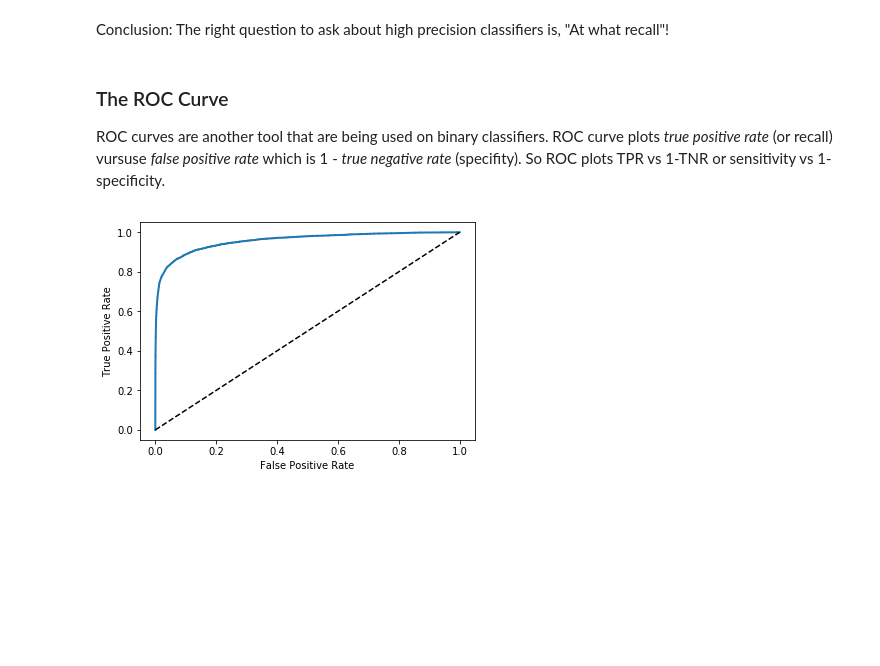
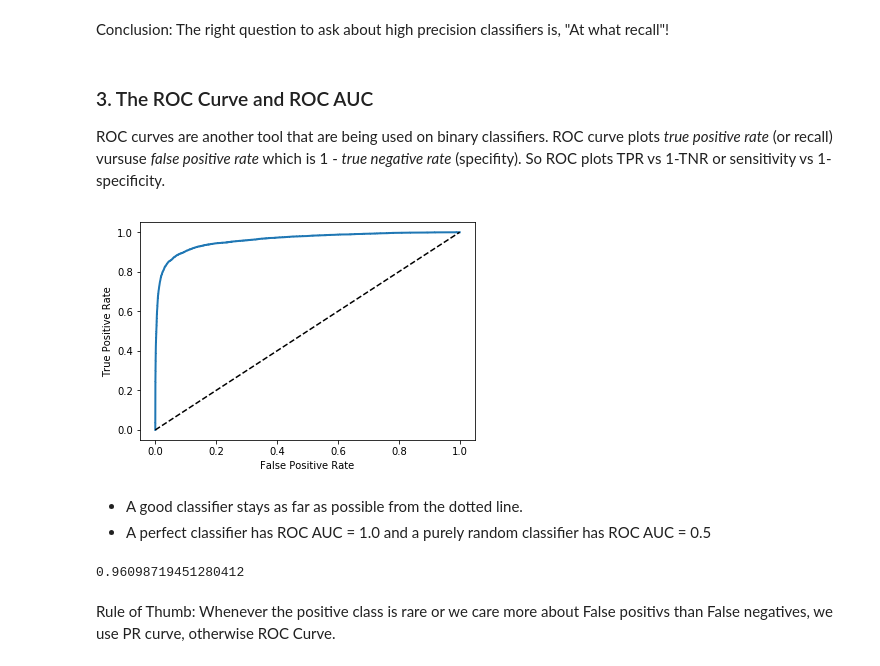
Before and after one commit to aramhamidi/DeepLearning, a Jupyter notebook: Classification on MNIST.ipynb, the cells around one changed output. Saved outputs shown, nothing was run; the diff lists cells and outputs as text; code cells hidden in the pictures; blank space fills up the shorter version.

```diff
--- a/Classification on MNIST.ipynb
+++ b/Classification on MNIST.ipynb
@@ -210,17 +213,27 @@ print(new_precision, new_recall)
 # %% [markdown]
 Conclusion: The right question to ask about high precision classifiers is, "At what recall"!
 # %% [markdown]
-### The ROC Curve
+### 3. The ROC Curve and ROC AUC
 ROC curves are another tool that are being used on binary classifiers. ROC curve plots *true positive rate* (or recall) vursuse *false positive rate* which is 1 - *true negative rate* (specifity). So ROC plots TPR vs 1-TNR or sensitivity vs 1-specificity.
 # %%
 from sklearn.metrics import roc_curve
 fpr, tpr , thresholds = roc_curve(y_train_3, y_scores)
 def plot_roc_curve(fpr, tpr, label=None):
     plt.plot(fpr, tpr, linewidth=2 , label=label)
-    plt.plot([0,1],[0,1],'k--')
+    plt.plot([0,1],[0,1],'k--', label='purely random classifier')
     plt.xlabel('False Positive Rate')
     plt.ylabel('True Positive Rate')
 plot_roc_curve(fpr, tpr)
 plt.show()
 # %% [output]
-[figure, old version]
+[figure, new version]
+# %% [markdown]
+  * A good classifier stays as far as possible from the dotted line.
+  * A perfect classifier has ROC AUC = 1.0 and a purely random classifier has ROC AUC = 0.5
+# %%
+from sklearn.metrics import roc_auc_score
+roc_auc_score(y_train_3, y_scores)
+# %% [output]
+0.96098719451280412
+# %% [markdown]
+Rule of Thumb: Whenever the positive class is rare or we care more about False positivs than False negatives, we use PR curve, otherwise ROC Curve.
```
Also changed, not shown: parts of 46 cells of this notebook.
